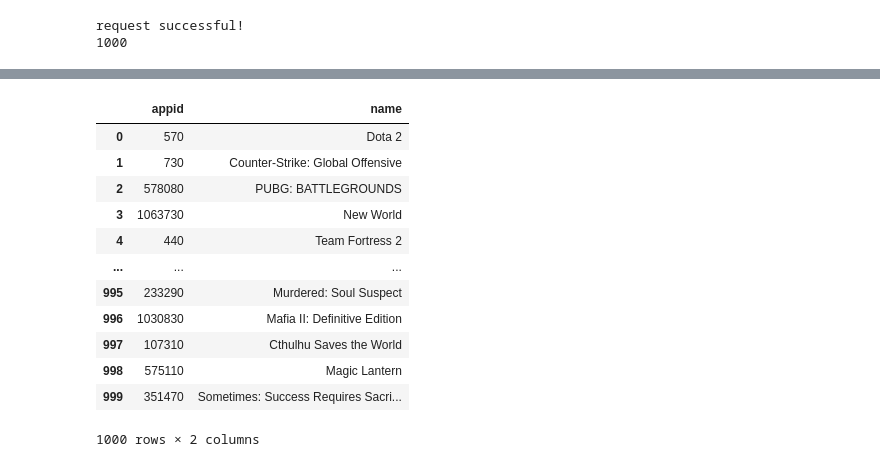
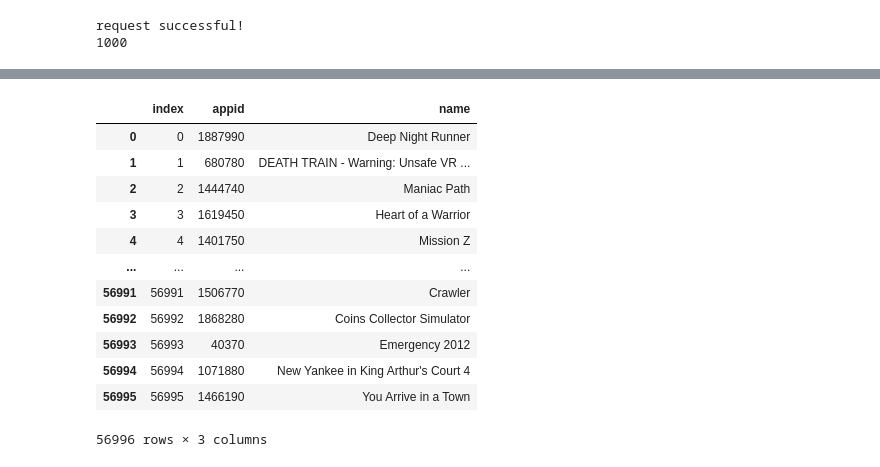
Before and after one commit to leoztl/Steam-dataset, a Jupyter notebook: data_collection.ipynb, the cells around one changed output, grey strips where cells are left out. Cells and saved outputs as stored; diff of their text form; code cells hidden in the pictures.

```diff
--- a/data_collection.ipynb
+++ b/data_collection.ipynb
@@ -238,18 +238,20 @@ successfully write 975 entries, page 56
 request finished
 # %%
-appid_df = pd.read_csv("test.csv")
+appid_df = pd.read_csv("appid.csv")
+appid_df.reset_index(inplace=True)
+appid_df.sort_index(inplace=True)
 appid_df
 # %% [output]
-|  | appid | name |
-| 0 | 570 | Dota 2 |
-| 1 | 730 | Counter-Strike: Global Offensive |
-| 2 | 578080 | PUBG: BATTLEGROUNDS |
-| 3 | 1063730 | New World |
-| 4 | 440 | Team Fortress 2 |
-| ... | ... | ... |
-| 995 | 233290 | Murdered: Soul Suspect |
-| 996 | 1030830 | Mafia II: Definitive Edition |
-| 997 | 107310 | Cthulhu Saves the World |
-| 998 | 575110 | Magic Lantern |
-| 999 | 351470 | Sometimes: Success Requires Sacri... |
+|  | index | appid | name |
+| 0 | 0 | 1887990 | Deep Night Runner |
+| 1 | 1 | 680780 | DEATH TRAIN - Warning: Unsafe VR ... |
+| 2 | 2 | 1444740 | Maniac Path |
+| 3 | 3 | 1619450 | Heart of a Warrior |
+| 4 | 4 | 1401750 | Mission Z |
+| ... | ... | ... | ... |
+| 56991 | 56991 | 1506770 | Crawler |
+| 56992 | 56992 | 1868280 | Coins Collector Simulator |
+| 56993 | 56993 | 40370 | Emergency 2012 |
+| 56994 | 56994 | 1071880 | New Yankee in King Arthur's Court 4 |
+| 56995 | 56995 | 1466190 | You Arrive in a Town |
-1000 rows × 2 columns
+56996 rows × 3 columns
```
Also changed, not shown: parts of 7 cells of this notebook.
